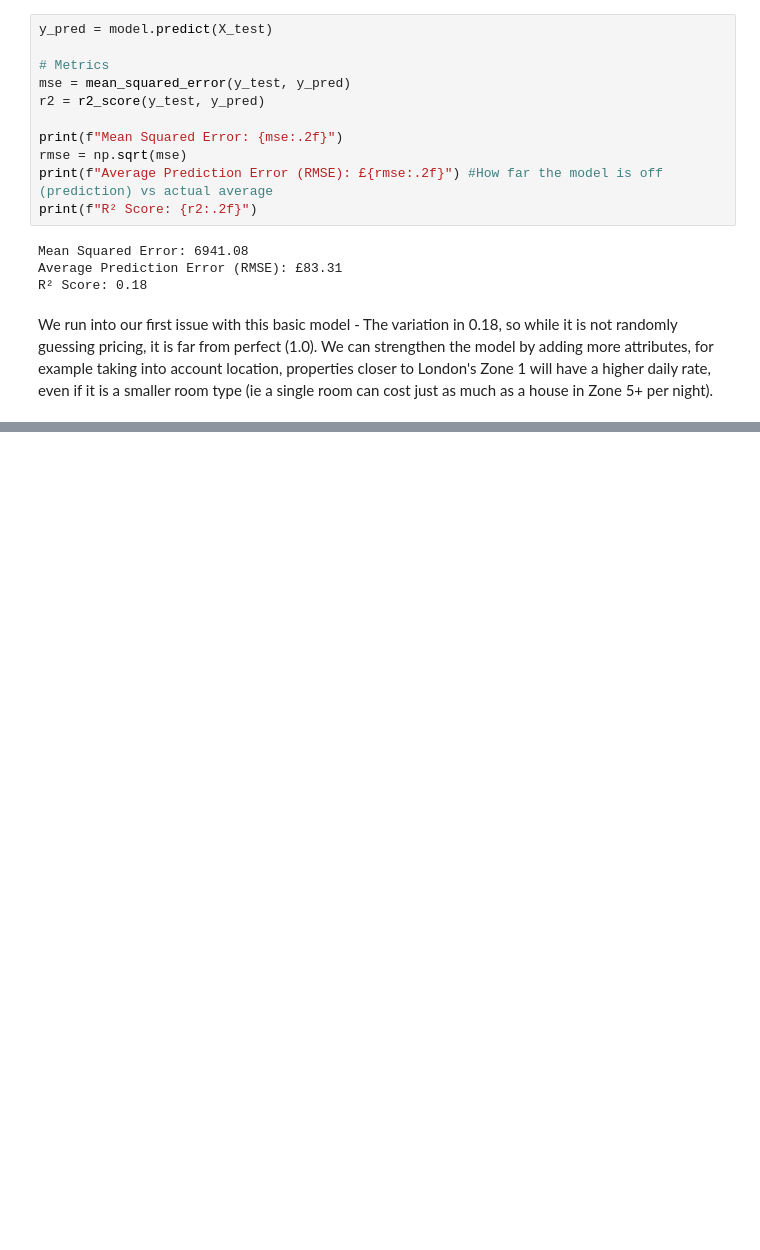
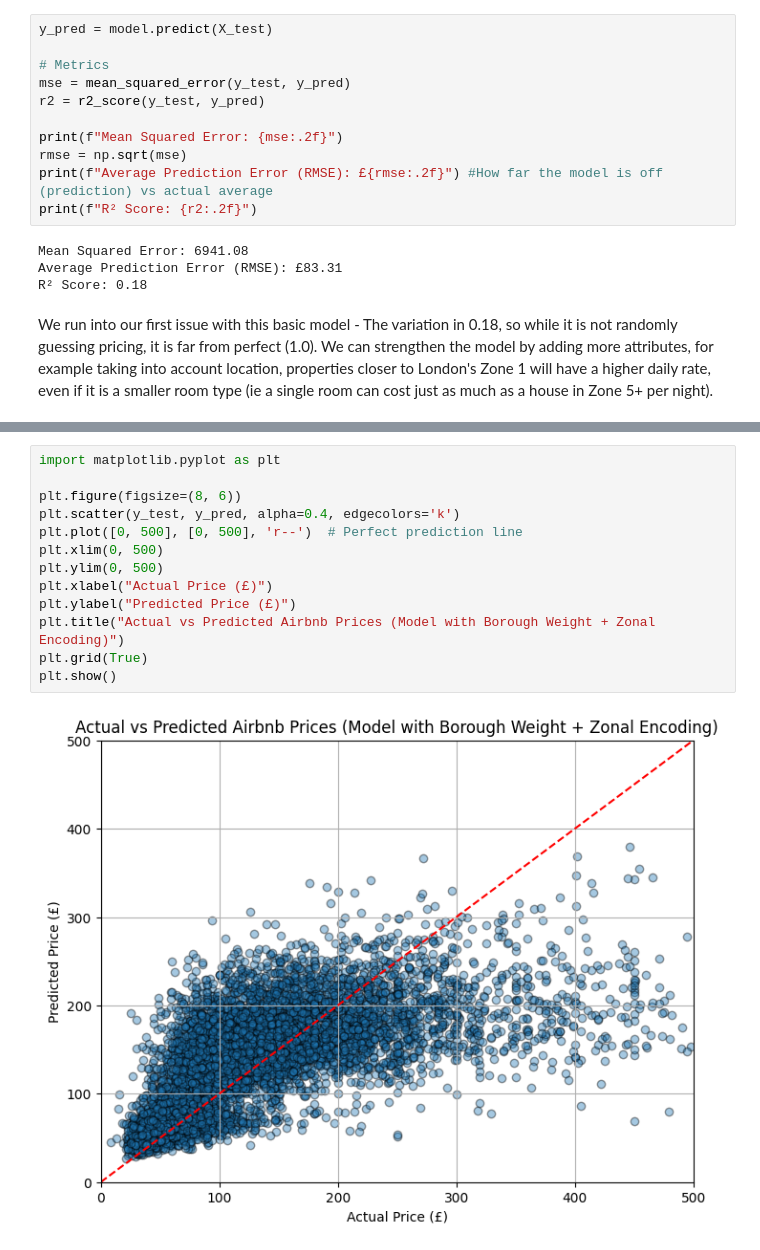
Before and after one commit to DevSTheDeveloper/airbnb-london-insights, a Jupyter notebook: airbnb.ipynb, the cells around one changed output, grey strips where cells are left out. Drawn from its saved outputs; the diff is of its cells as text; blank space fills up the shorter version.

```diff
--- a/airbnb.ipynb
+++ b/airbnb.ipynb
@@ -96,0 +421,15 @@ print(f"R² Score: {r2:.2f}")
+# %%
+import matplotlib.pyplot as plt
+
+plt.figure(figsize=(8, 6))
+plt.scatter(y_test, y_pred, alpha=0.4, edgecolors='k')
+plt.plot([0, 500], [0, 500], 'r--')  # Perfect prediction line
+plt.xlim(0, 500)
+plt.ylim(0, 500)
+plt.xlabel("Actual Price (£)")
+plt.ylabel("Predicted Price (£)")
+plt.title("Actual vs Predicted Airbnb Prices (Model with Borough Weight + Zonal Encoding)")
+plt.grid(True)
+plt.show()
+# %% [output]
+[figure, added]
```
Also changed, not shown: parts of 16 cells of this notebook.
